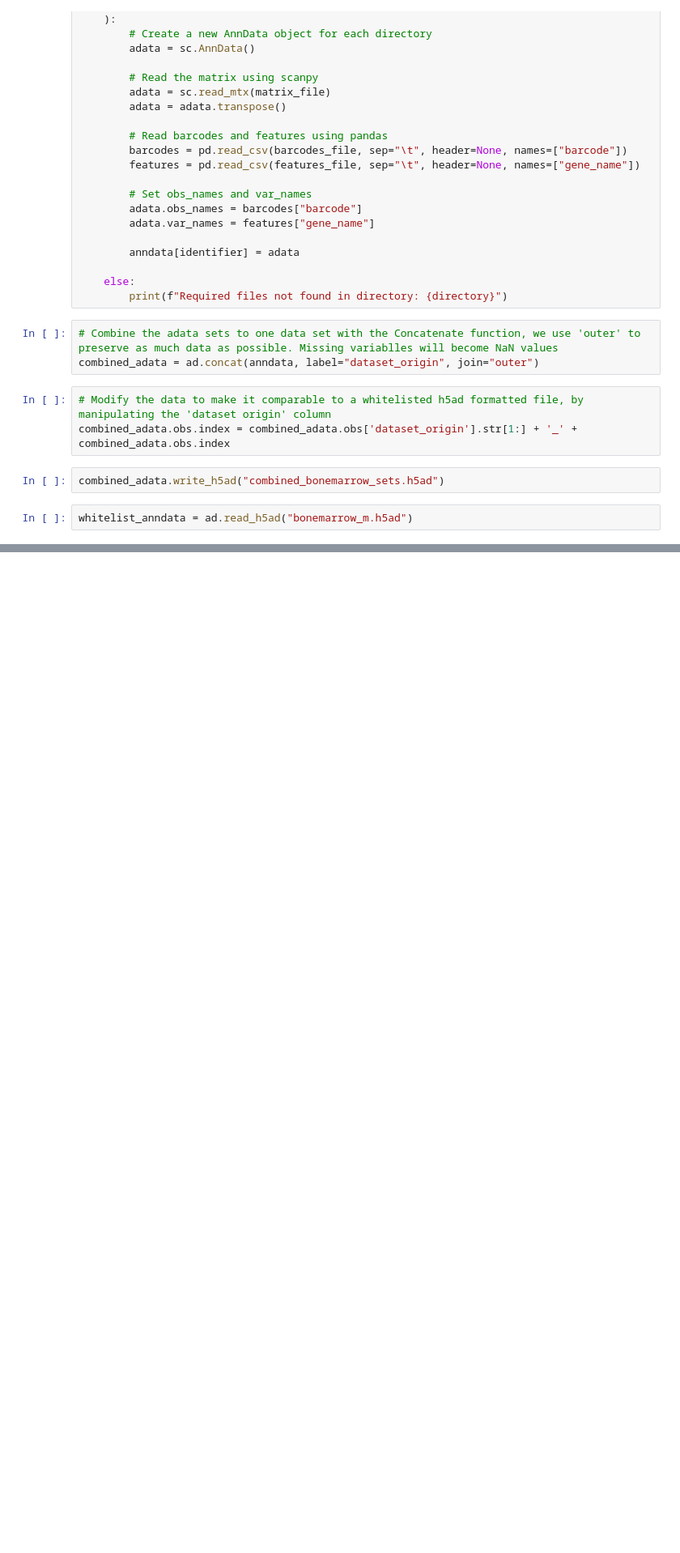
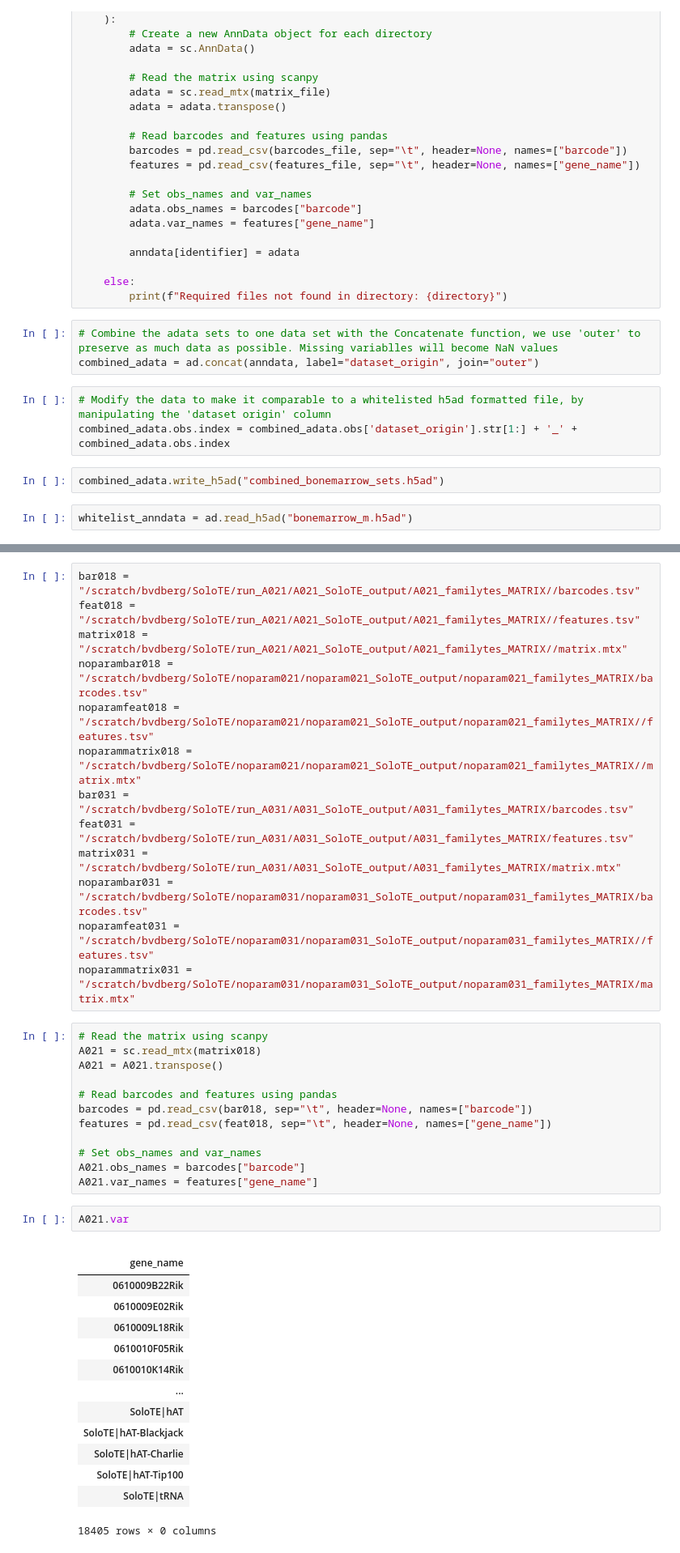
Before and after one commit to BrechtvandenBerg/Cell_Bio_Internship, a Jupyter notebook: scDataMerger.ipynb, the cells around one changed output, grey strips where cells are left out. Shown at 81% size. Cells and saved outputs as stored; diff of their text form; blank space fills up the shorter version.

```diff
--- a/scDataMerger.ipynb
+++ b/scDataMerger.ipynb
@@ -88,0 +151,42 @@ filtered_anndata.write_h5ad("whitelisted_bonemarrow.h5ad")
+# %%
+bar018 = "/scratch/bvdberg/SoloTE/run_A021/A021_SoloTE_output/A021_familytes_MATRIX//barcodes.tsv"
+feat018 = "/scratch/bvdberg/SoloTE/run_A021/A021_SoloTE_output/A021_familytes_MATRIX//features.tsv"
+matrix018 = "/scratch/bvdberg/SoloTE/run_A021/A021_SoloTE_output/A021_familytes_MATRIX//matrix.mtx"
+noparambar018 = "/scratch/bvdberg/SoloTE/noparam021/noparam021_SoloTE_output/noparam021_familytes_MATRIX/barcodes.tsv"
+noparamfeat018 = "/scratch/bvdberg/SoloTE/noparam021/noparam021_SoloTE_output/noparam021_familytes_MATRIX//features.tsv"
+noparammatrix018 = "/scratch/bvdberg/SoloTE/noparam021/noparam021_SoloTE_output/noparam021_familytes_MATRIX//matrix.mtx"
+bar031 = "/scratch/bvdberg/SoloTE/run_A031/A031_SoloTE_output/A031_familytes_MATRIX/barcodes.tsv"
+feat031 = "/scratch/bvdberg/SoloTE/run_A031/A031_SoloTE_output/A031_familytes_MATRIX/features.tsv"
+matrix031 = "/scratch/bvdberg/SoloTE/run_A031/A031_SoloTE_output/A031_familytes_MATRIX/matrix.mtx"
+noparambar031 = "/scratch/bvdberg/SoloTE/noparam031/noparam031_SoloTE_output/noparam031_familytes_MATRIX/barcodes.tsv"
+noparamfeat031 = "/scratch/bvdberg/SoloTE/noparam031/noparam031_SoloTE_output/noparam031_familytes_MATRIX//features.tsv"
+noparammatrix031 = "/scratch/bvdberg/SoloTE/noparam031/noparam031_SoloTE_output/noparam031_familytes_MATRIX/matrix.mtx"
+# %%
+# Read the matrix using scanpy
+A021 = sc.read_mtx(matrix018)
+A021 = A021.transpose()
+
+# Read barcodes and features using pandas
+barcodes = pd.read_csv(bar018, sep="\t", header=None, names=["barcode"])
+features = pd.read_csv(feat018, sep="\t", header=None, names=["gene_name"])
+
+# Set obs_names and var_names
+A021.obs_names = barcodes["barcode"]
+A021.var_names = features["gene_name"]
+# %%
+A021.var
+# %% [output]
+|  |
+| gene_name |
+| 0610009B22Rik |
+| 0610009E02Rik |
+| 0610009L18Rik |
+| 0610010F05Rik |
+| 0610010K14Rik |
+| ... |
+| SoloTE|hAT |
+| SoloTE|hAT-Blackjack |
+| SoloTE|hAT-Charlie |
+| SoloTE|hAT-Tip100 |
+| SoloTE|tRNA |
+18405 rows × 0 columns
```
Also changed, not shown: parts of 24 cells of this notebook, 1 other file.
